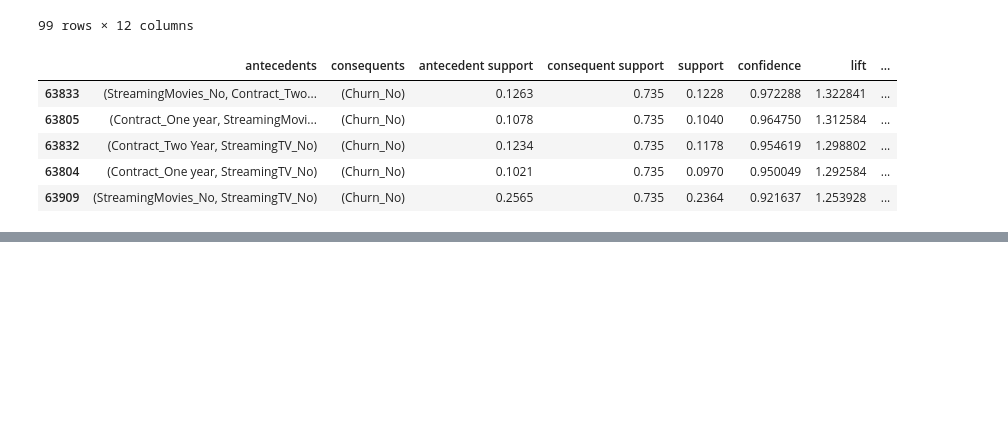
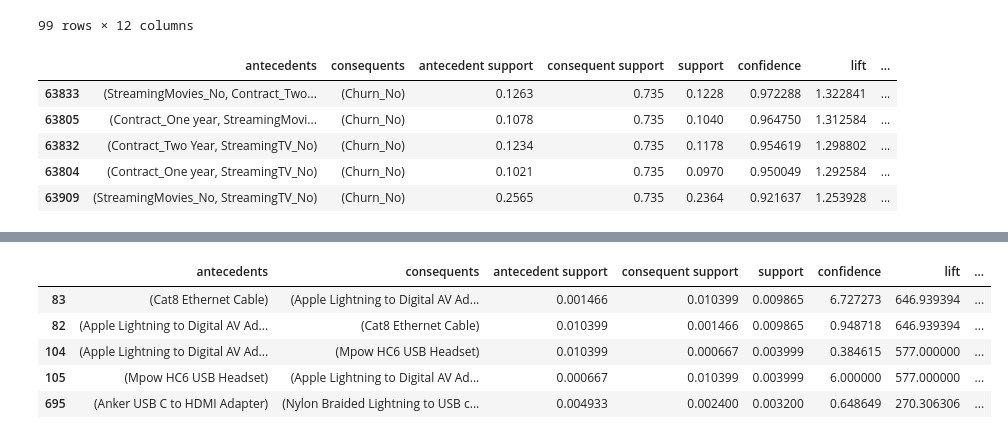
Before and after one commit to jlrosales8/D212_Market_Basket_Analysis, a Jupyter notebook: D212_Market_Basket_Analysis.ipynb, the cells around one changed output, grey strips where cells are left out. Drawn from its saved outputs; the diff is of its cells as text; code cells hidden in the pictures; blank space fills up the shorter version.

```diff
--- a/D212_Market_Basket_Analysis.ipynb
+++ b/D212_Market_Basket_Analysis.ipynb
@@ -376,0 +540,9 @@ df.to_csv('cleaned_data.csv', index=False)
+# %%
+rules.sort_values('support', ascending=False).head()
+# %% [output]
+|  | antecedents | consequents | antecedent support | consequent support | support | confidence | lift | ... |
+| 83 | (Cat8 Ethernet Cable) | (Apple Lightning to Digital AV Ad... | 0.001466 | 0.010399 | 0.009865 | 6.727273 | 646.939394 | ... |
+| 82 | (Apple Lightning to Digital AV Ad... | (Cat8 Ethernet Cable) | 0.010399 | 0.001466 | 0.009865 | 0.948718 | 646.939394 | ... |
+| 104 | (Apple Lightning to Digital AV Ad... | (Mpow HC6 USB Headset) | 0.010399 | 0.000667 | 0.003999 | 0.384615 | 577.000000 | ... |
+| 105 | (Mpow HC6 USB Headset) | (Apple Lightning to Digital AV Ad... | 0.000667 | 0.010399 | 0.003999 | 6.000000 | 577.000000 | ... |
+| 695 | (Anker USB C to HDMI Adapter) | (Nylon Braided Lightning to USB c... | 0.004933 | 0.002400 | 0.003200 | 0.648649 | 270.306306 | ... |
```
Also changed, not shown: parts of 26 cells of this notebook, 2 other files.
